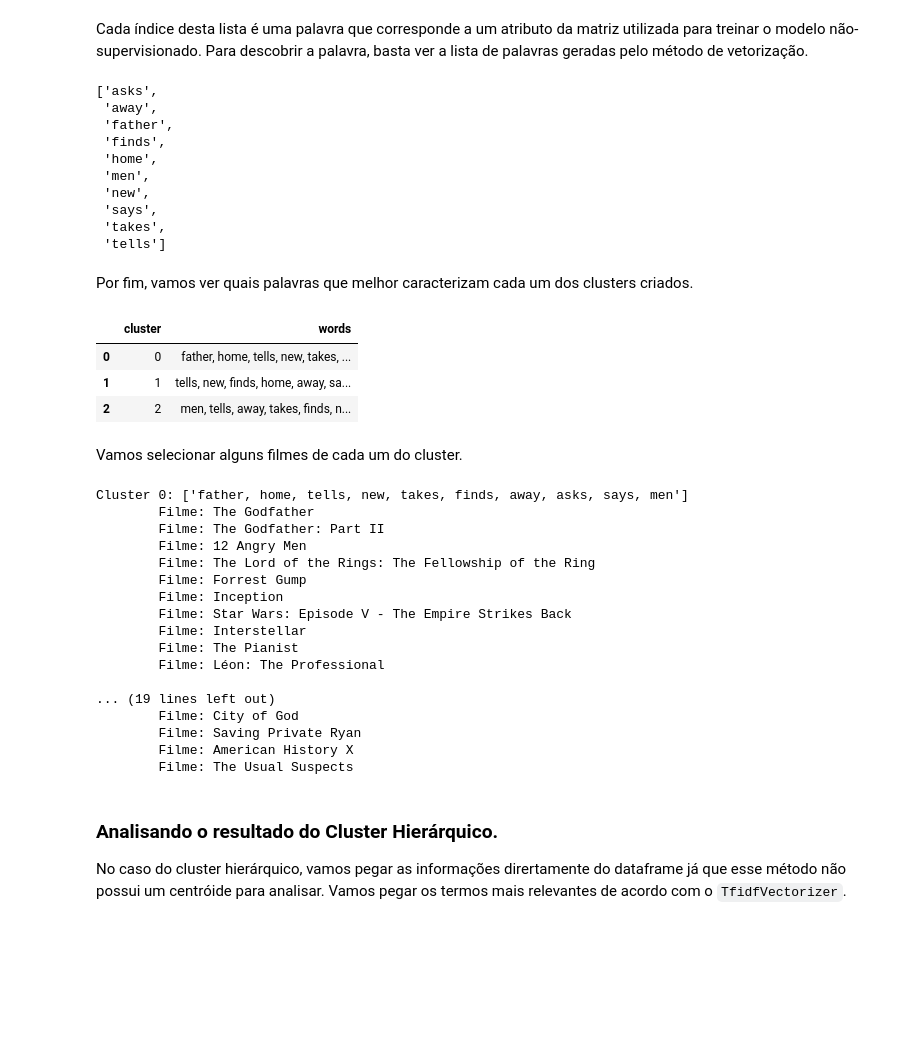
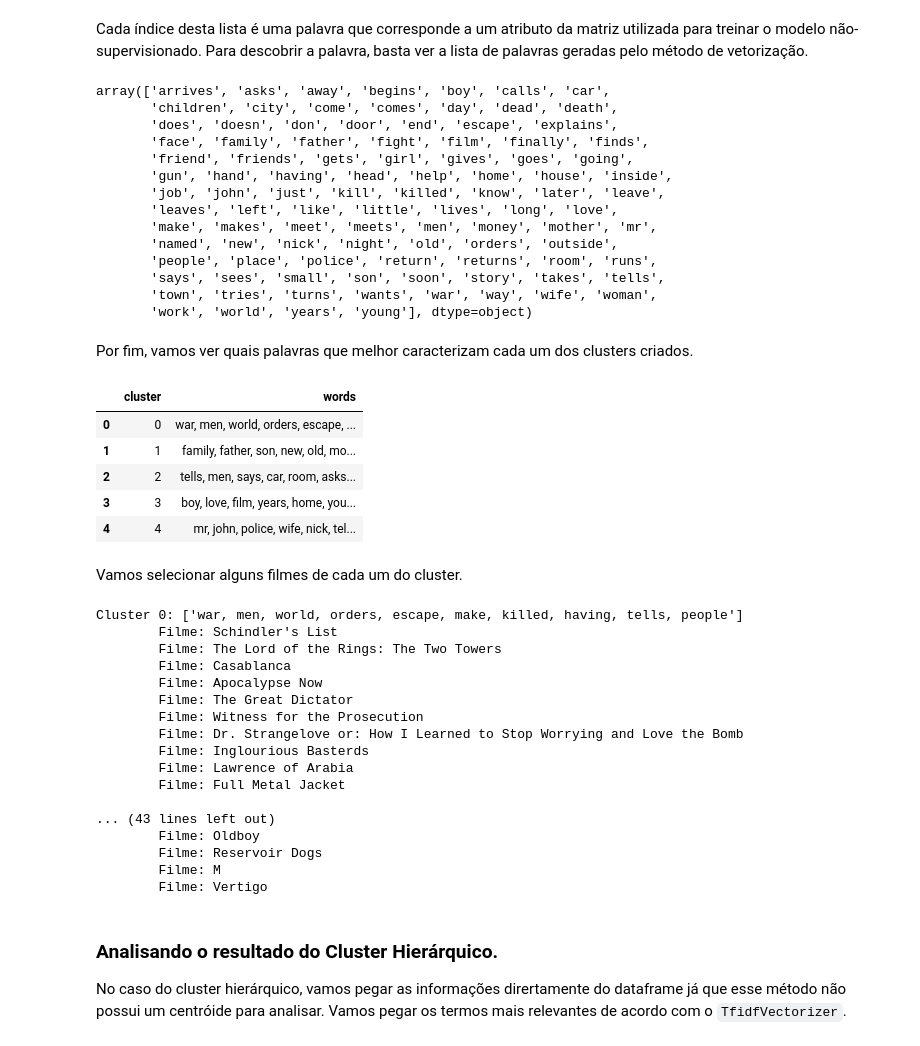
Before and after one commit to adolfoguimaraes/datascience, a Jupyter notebook: code/09_laboratorio_clusterizacao2.ipynb, the cells around one changed output. Cells and saved outputs as stored; diff of their text form; code cells hidden in the pictures; blank space fills up the shorter version.

```diff
--- a/code/09_laboratorio_clusterizacao2.ipynb
+++ b/code/09_laboratorio_clusterizacao2.ipynb
@@ -141,7 +140,7 @@ texts = list(dataframe_movie['text'])
 tfidf_vectorizer = TfidfVectorizer(max_df=0.8,
                                  min_df=0.2, stop_words='english',
                                  use_idf=True, ngram_range=(1,3),
-                                 max_features=10)
+                                 max_features=100)
 tfidf_matrix = tfidf_vectorizer.fit_transform(texts)
 # %%
 tfidf_matrix.shape
@@ -197,7 +182,7 @@ Para k=9 o valor Silhoutte foi de 0.1957
 # %% [markdown]
 É fácil perceber que os valores estão muito próximos. Para simplificar a visualização, vamos escolher k = 3. Executando a clusterização, temos:
 # %%
-km = KMeans(n_clusters=3,random_state=42)
+km = KMeans(n_clusters=5,random_state=42)
 clusters_km = km.fit_predict(tfidf_matrix)
 # %% [markdown]
 Vamos associar os clusters encontrados a uma coluna no dataframe.
@@ -328,63 +299,70 @@ array([[2, 4, 9, 6, 8, 3, 1, 0, 7, 5],
 Cada índice desta lista é uma palavra que corresponde a um atributo da matriz utilizada para treinar o modelo não-supervisionado. Para descobrir a palavra, basta ver a lista de palavras geradas pelo método de vetorização.
 # %%
 # Criação de uma veriável com a lista de palavras que representa as colunas da matriz.
-terms = tfidf_vectorizer.get_feature_names()
+terms = tfidf_vectorizer.get_feature_names_out()
 # %%
 terms
 # %% [output]
-['asks',
- 'away',
- 'father',
- 'finds',
- 'home',
- 'men',
- 'new',
- 'says',
- 'takes',
- 'tells']
+array(['arrives', 'asks', 'away', 'begins', 'boy', 'calls', 'car',
+       'children', 'city', 'come', 'comes', 'day', 'dead', 'death',
+       'does', 'doesn', 'don', 'door', 'end', 'escape', 'explains',
+       'face', 'family', 'father', 'fight', 'film', 'finally', 'finds',
+       'friend', 'friends', 'gets', 'girl', 'gives', 'goes', 'going',
+       'gun', 'hand', 'having', 'head', 'help', 'home', 'house', 'inside',
+       'job', 'john', 'just', 'kill', 'killed', 'know', 'later', 'leave',
+       'leaves', 'left', 'like', 'little', 'lives', 'long', 'love',
+       'make', 'makes', 'meet', 'meets', 'men', 'money', 'mother', 'mr',
+       'named', 'new', 'nick', 'night', 'old', 'orders', 'outside',
+       'people', 'place', 'police', 'return', 'returns', 'room', 'runs',
+       'says', 'sees', 'small', 'son', 'soon', 'story', 'takes', 'tells',
+       'town', 'tries', 'turns', 'wants', 'war', 'way', 'wife', 'woman',
+       'work', 'world', 'years', 'young'], dtype=object)
 # %% [markdown]
 Por fim, vamos ver quais palavras que melhor caracterizam cada um dos clusters criados.
 # %%
 centroids = []
-for i in range(3):
+# 5 foi o número de clusters que usamos para treinar o modelo do K-Means
+for i in range(5):
   list_id = order_centroids[i]
   list_terms = [terms[id] for id in list_id[:10]]
   centroids.append({'cluster': i, 'words': ', '.join(list_terms)})
 
 df_centroids = pd.DataFrame(centroids)
 df_centroids
 # %% [output]
 |  | cluster | words |
-| 0 | 0 | father, home, tells, new, takes, ... |
-| 1 | 1 | tells, new, finds, home, away, sa... |
-| 2 | 2 | men, tells, away, takes, finds, n... |
+| 0 | 0 | war, men, world, orders, escape, ... |
+| 1 | 1 | family, father, son, new, old, mo... |
+| 2 | 2 | tells, men, says, car, room, asks... |
+| 3 | 3 | boy, love, film, years, home, you... |
+| 4 | 4 | mr, john, police, wife, nick, tel... |
 # %% [markdown]
 Vamos selecionar alguns filmes de cada um do cluster.
 # %%
-for n in range(3):
+for n in range(5):
   print("Cluster %i: %s" % (n, list(df_centroids[df_centroids['cluster'] == n]['words'][:5])))
   data_selected = dataframe_movie[dataframe_movie['cluster_km'] == n]
   for index, row in data_selected.head(10).iterrows():
     print("\tFilme: %s" % row['movie'])
   print()
 # %% [output]
-Cluster 0: ['father, home, tells, new, takes, finds, away, asks, says, men']
-        Filme: The Godfather
-        Filme: The Godfather: Part II
-        Filme: 12 Angry Men
-        Filme: The Lord of the Rings: The Fellowship of the Ring
-        Filme: Forrest Gump
-        Filme: Inception
-        Filme: Star Wars: Episode V - The Empire Strikes Back
-        Filme: Interstellar
-        Filme: The Pianist
-        Filme: Léon: The Professional
+Cluster 0: ['war, men, world, orders, escape, make, killed, having, tells, people']
+        Filme: Schindler's List
+        Filme: The Lord of the Rings: The Two Towers
+        Filme: Casablanca
+        Filme: Apocalypse Now
+        Filme: The Great Dictator
+        Filme: Witness for the Prosecution
+        Filme: Dr. Strangelove or: How I Learned to Stop Worrying and Love the Bomb
+        Filme: Inglourious Basterds
+        Filme: Lawrence of Arabia
+        Filme: Full Metal Jacket
 
-... (19 lines left out)
-        Filme: City of God
-        Filme: Saving Private Ryan
-        Filme: American History X
-        Filme: The Usual Suspects
+... (43 lines left out)
+        Filme: Oldboy
+        Filme: Reservoir Dogs
+        Filme: M
+        Filme: Vertigo
 # %% [markdown]
 ### Analisando o resultado do Cluster Hierárquico.
 
```
Also changed, not shown: parts of 21 cells of this notebook, 1 other file.
